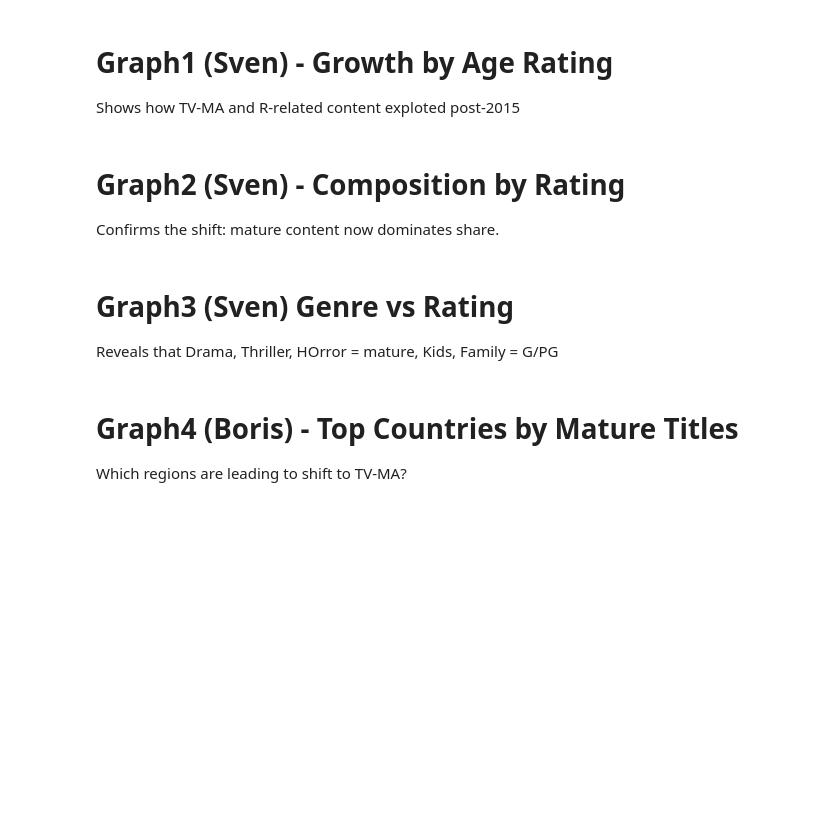
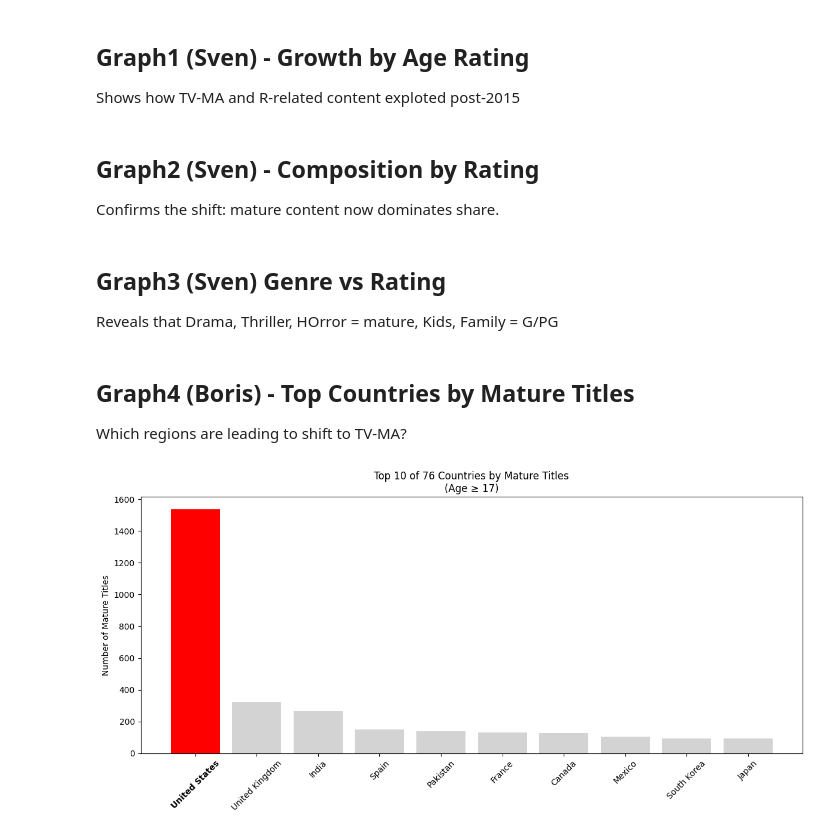
Before and after one commit to Elias-Martinelli/DVIZ_Final-Project_Netflix, a Jupyter notebook: notebooks/MainStory.ipynb, the cells around one changed output. Drawn from its saved outputs; the diff is of its cells as text; code cells hidden in the pictures; blank space fills up the shorter version.

Commit message:
add story for graph4 (prudery vs Reality)

```diff
--- a/notebooks/MainStory.ipynb
+++ b/notebooks/MainStory.ipynb
@@ -7,3 +7,12 @@ This section contains all codes to setup the notebook.
 %autoreload 2
 # %%
 # Dataloader
+from thenetflixstory.data_processing import load_netflixdata
+df_netflix = load_netflixdata()
+# %%
+# Default Format presets
+BAR_FORMATS = {'highlight':{'color':'red'},
+          'deemphasize':{'color':'lightgrey'}
+          }
+
+FIGURE_FORMATS = {'figsize':(12,6)}
@@ -10,12 +35,55 @@ This section contains all codes to setup the notebook.
 # %% [markdown]
-# Graph1 (Sven) - Growth by Age Rating
+## Graph1 (Sven) - Growth by Age Rating
 Shows how TV-MA and R-related content exploted post-2015
 # %% [markdown]
-# Graph2 (Sven) - Composition by Rating
+## Graph2 (Sven) - Composition by Rating
 Confirms the shift: mature content now dominates share.
 # %% [markdown]
-# Graph3 (Sven) Genre vs Rating
+## Graph3 (Sven) Genre vs Rating
 Reveals that Drama, Thriller, HOrror = mature, Kids, Family = G/PG
 # %% [markdown]
-# Graph4 (Boris) - Top Countries by Mature Titles
+## Graph4 (Boris) - Top Countries by Mature Titles
 Which regions are leading to shift to TV-MA?
+# %%
+import pandas as pd
+import matplotlib.pyplot as plt
+
+# ---- Mature-Filter ----
+AGE_FILTER = 17
+TOP_N_COUNTRIES = 10
+
+df_mature = df_netflix.query('rating_age >= @AGE_FILTER')
+
+# ---- Länder zählen ----
+country_counts = (
+    df_mature['country_clean']
+    .value_counts()
+    .head(TOP_N_COUNTRIES)  # Top 10
+)
+
+# ---- Farben definieren ----
+colors = [BAR_FORMATS['highlight']['color']] + [BAR_FORMATS['deemphasize']['color']] * (len(country_counts) - 1)
+
+# ---- Plot ----
+fig, ax = plt.subplots(**FIGURE_FORMATS)
+bars = ax.bar(country_counts.index, country_counts.values, color=colors)
+
+# ---- Titel ----
+total_n_countries = len(df_mature['country_clean'].unique())
+ax.set_title(
+    f"Top {TOP_N_COUNTRIES} of {total_n_countries} Countries by Mature Titles\n(Age ≥ {AGE_FILTER})"
+)
+
+ax.set_xlabel("")
+ax.set_ylabel("Number of Mature Titles")
+ax.tick_params(axis='x', rotation=45)
+
+# ---- Top-Country Label fett machen ----
+for tick_label in ax.get_xticklabels():
+    if tick_label.get_text() == country_counts.index[0]:  # erstes Land
+        tick_label.set_fontweight('bold')
+
+plt.tight_layout()
+plt.show()
+# %% [output]
+[figure, added]
```
Also changed, not shown: parts of 14 cells of this notebook, 2 other files.
